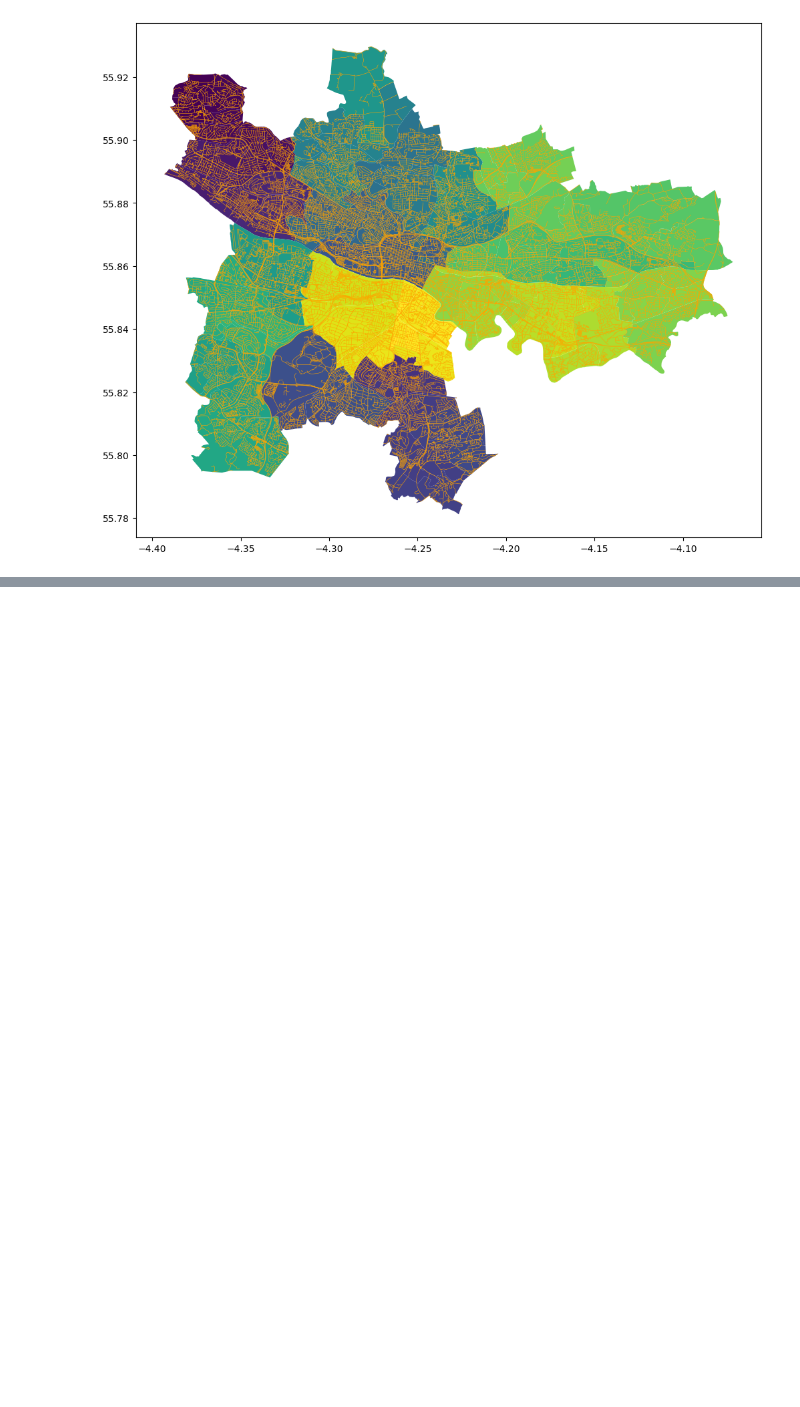
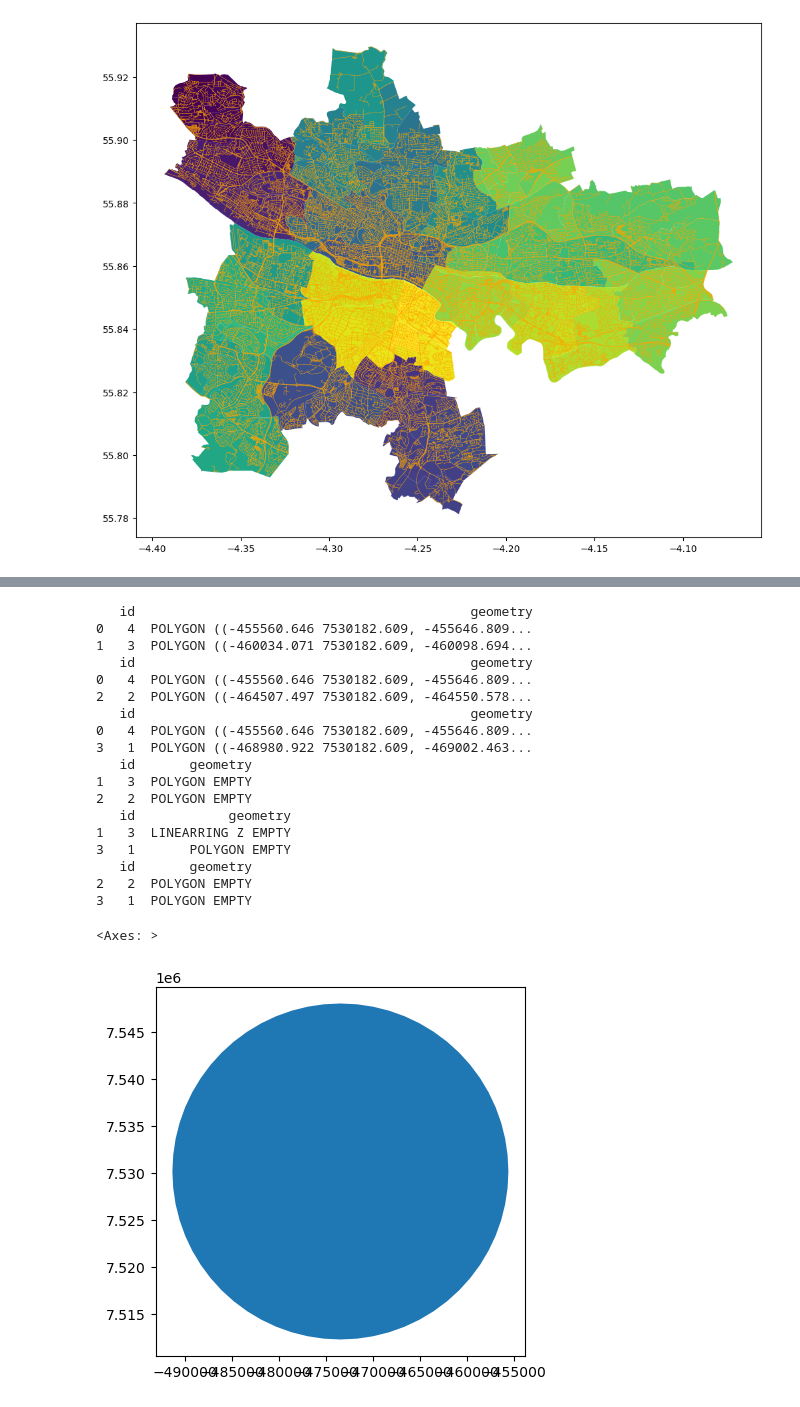
Before and after one commit to paddeaux/city_typo, a Jupyter notebook: city_typo.ipynb, the cells around one changed output, grey strips where cells are left out. Drawn from its saved outputs; the diff is of its cells as text; code cells hidden in the pictures; blank space fills up the shorter version.

```diff
--- a/city_typo.ipynb
+++ b/city_typo.ipynb
@@ -66,0 +136,74 @@ plt.show
+# %%
+def find_overlaps(gdf):
+    """Returns a list of tuples identifying the geometries
+    that overlap one another.
+    """
+    overlaps, retouch = [], {}
+    for x, y in combinations(gdf.index.tolist(), 2):
+        g_x = gdf.loc[x].geometry
+        g_y = gdf.loc[y].geometry
+        if g_x.intersects(g_y):
+            overlaps.append([x, y])
+
+    for t, b in overlaps:
+        retouch.setdefault(t, []).append(b)
+
+    return overlaps, retouch
+
+
+def clip_overlaps_by_weight(gdf, col, tol=0.0000001):
+    """Clips out overlapping geometries within a shapefile
+    ranked by an attribute.
+    """
+
+    gdf.sort_values(by=col, axis=0, ascending=False, inplace=True)
+    gdf.reset_index(drop=True,inplace=True)
+    dupd = gdf.geometry.duplicated()
+    if dupd.any():  # keep highest weighted duplicate, remove the rest
+        gdf = gdf.loc[~dupd]
+
+    overlaps, retouch = find_overlaps(gdf)
+
+    for overlap in overlaps:
+        print(gdf.loc[overlap])
+        top, bot = gdf.loc[overlap].geometry
+        try:
+            bot = bot.difference(top)
+        except:
+            breakpoint()
+        top = snap(top, bot, tol)
+        gdf.loc[overlap, "geometry"] = gpd.GeoSeries([top, bot], index=overlap)
+
+    for clipper, clip_list in retouch.items():
+        for clipped in clip_list[:-1]:
+            top, bot = gdf.loc[[clipper, clipped]].geometry
+            gdf.loc[clipped, "geometry"] = snap(bot, top, tol)
+
+    return gdf.reset_index(drop=True)
+
+gdf = gpd.GeoDataFrame({'id': [1,2,3,4], 'geometry' : buff_list}, geometry='geometry')
+
+test = clip_overlaps_by_weight(gdf, 'id')
+
+test.iloc[[0]].plot()
+# %% [output]
+   id                                           geometry
+0   4  POLYGON ((-455560.646 7530182.609, -455646.809...
+1   3  POLYGON ((-460034.071 7530182.609, -460098.694...
+   id                                           geometry
+0   4  POLYGON ((-455560.646 7530182.609, -455646.809...
+2   2  POLYGON ((-464507.497 7530182.609, -464550.578...
+   id                                           geometry
+0   4  POLYGON ((-455560.646 7530182.609, -455646.809...
+3   1  POLYGON ((-468980.922 7530182.609, -469002.463...
+   id       geometry
+1   3  POLYGON EMPTY
+2   2  POLYGON EMPTY
+   id            geometry
+1   3  LINEARRING Z EMPTY
+3   1       POLYGON EMPTY
+   id       geometry
+2   2  POLYGON EMPTY
+3   1  POLYGON EMPTY
+<Axes: >
+[figure, added]
```
Also changed, not shown: parts of 5 cells of this notebook.
